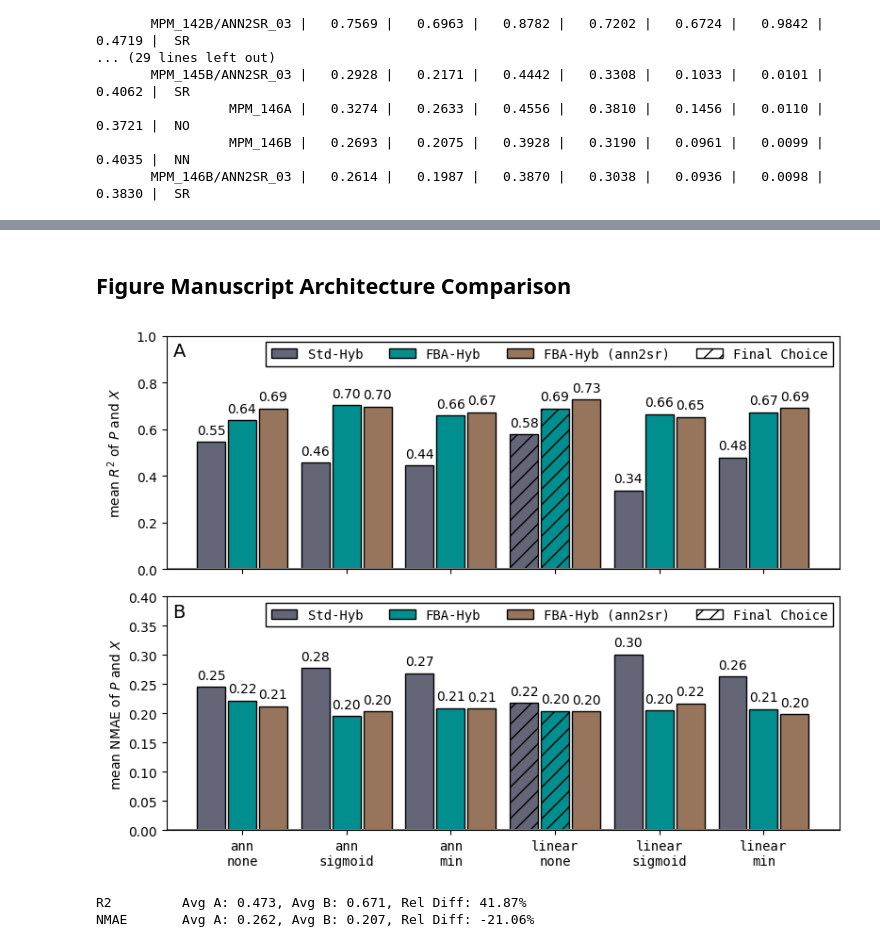
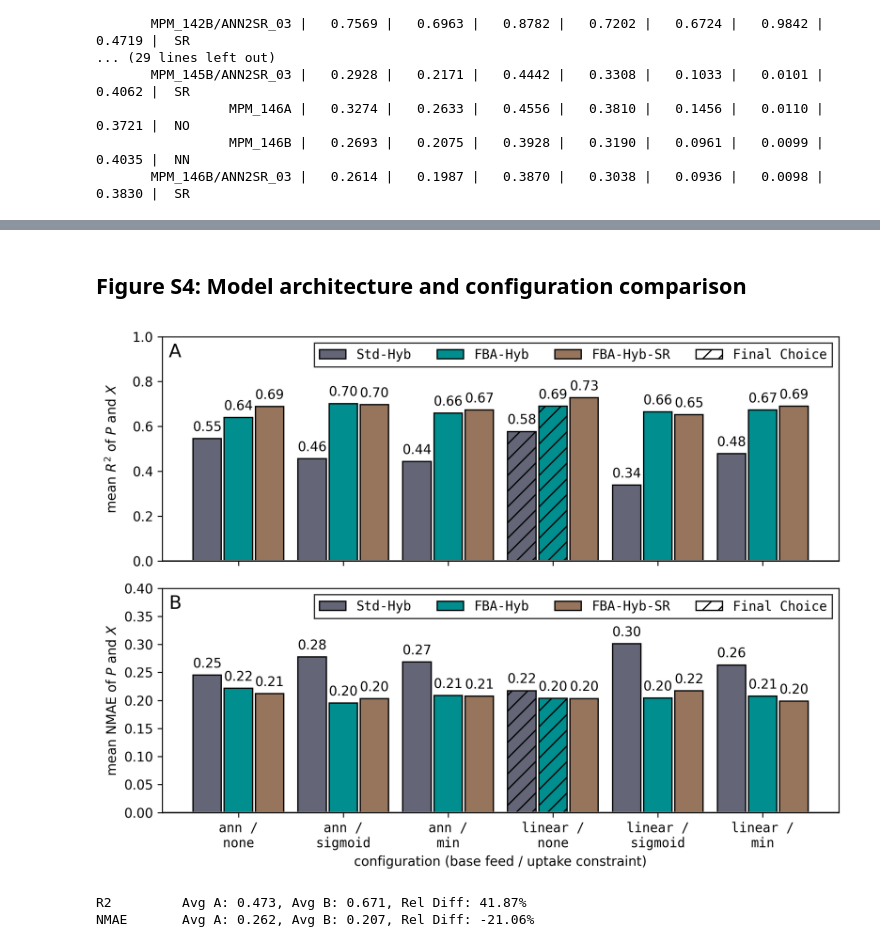
Before and after one commit to Gotsmy/FBA-Hyb, a Jupyter notebook: PROL_check_MPMs.ipynb, the cells around one changed output, grey strips where cells are left out. Drawn from its saved outputs; the diff is of its cells as text; code cells hidden in the pictures.

```diff
--- a/PROL_check_MPMs.ipynb
+++ b/PROL_check_MPMs.ipynb
@@ -133,2 +76,0 @@ plt.show()
-# %% [markdown]
-## Figure Manuscript Architecture Comparison
@@ -135,3 +80,5 @@ plt.show()
+# %% [markdown]
+## Figure S4: Model architecture and configuration comparison
 # %%
 all_combis = np.array(
              [["MPM_141", "ann", "none"],
@@ -145,7 +92,7 @@ def get_xticklab(version):
     # print(version[:7])
     i = np.where(all_combis[:,0] == version[:7])[0][0]
 
-    return all_combis[i,1] + "\n" + all_combis[i,2]
+    return all_combis[i,1] + " /\n" + all_combis[i,2]
 
 def get_ylab(i):
     # metrics[i]
@@ -166,7 +113,7 @@ def get_ylab(i):
 # %%
 importlib.reload(AF)
 
-fig = plt.figure(dpi=100,figsize=(8,6))
+fig = plt.figure(dpi=300,figsize=(8,6))
 axes = []
 for i in range(len(metrics)):
     axes.append(plt.subplot(len(metrics),1,i+1))
@@ -203,36 +150,37 @@ for i, version in enumerate(versions):
 for i, ax in enumerate(axes):
     ylim = ax.get_ylim()
     ax.set_ylim(0,ymax[i])
     ax.axhline(0,color="grey")
     ax.bar(5,-10,color=AF.get_color_from_fba_type("NO"),edgecolor="k",label="Std-Hyb")
     ax.bar(5,-10,color=AF.get_color_from_fba_type("NN"),edgecolor="k",label="FBA-Hyb")
-    ax.bar(5,-10,color=AF.get_color_from_fba_type("SR"),edgecolor="k",label="FBA-Hyb (ann2sr)")
+    ax.bar(5,-10,color=AF.get_color_from_fba_type("SR"),edgecolor="k",label="FBA-Hyb-SR")
     ax.bar(5,-10,color="w",edgecolor="k",hatch="//",label="Final Choice")
-    legend = ax.legend(ncols=4)
+    legend = ax.legend(ncols=4,edgecolor="k",fancybox=False)
     for text in legend.get_texts():
         text.set_fontfamily('monospace')
 
 # panel letters
 import matplotlib.transforms as mtransforms
 for name, ax in zip(['A','B','C','D','E','F'],axes):
     trans = mtransforms.ScaledTranslation(5/72, -5/72, fig.dpi_scale_trans)
     ax.text(0.0, 1.0, name, transform=ax.transAxes + trans,
     fontsize=14, verticalalignment='top', fontfamily='sans',
     bbox=dict(facecolor='none', edgecolor='none', pad=3.0))
 
 axes[0].set_ylim(0,1)
 axes[1].set_ylim(0,.4)
 axes[0].set_xticks(np.array(locs)[1::3],["" for v in versions[::3]])
 axes[1].set_xticks(np.array(locs)[1::3],[get_xticklab(v) for v in versions[::3]])
 # Apply monospace font to the tick labels
 for label in axes[1].get_xticklabels():
     label.set_fontfamily('monospace')
+axes[1].set_xlabel("configuration (base feed / uptake constraint)")
 fig.align_ylabels()
 
 plt.tight_layout()
 plt.show()
 # %% [output]
-[figure, old version]
+[figure, new version]
 # %%
 METRIC_index = 1
 
```
Also changed, not shown: parts of 17 cells of this notebook, 4 other files.
